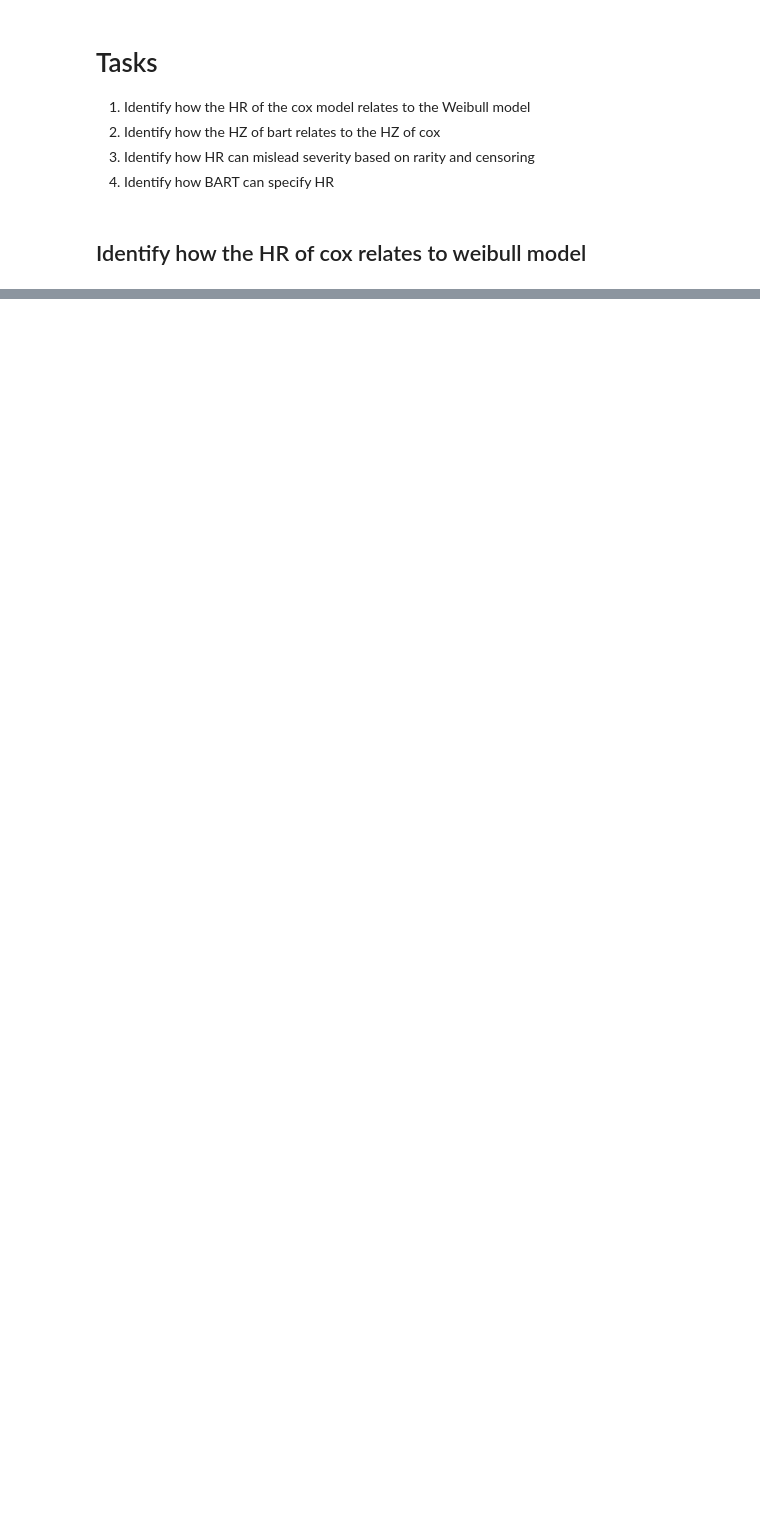
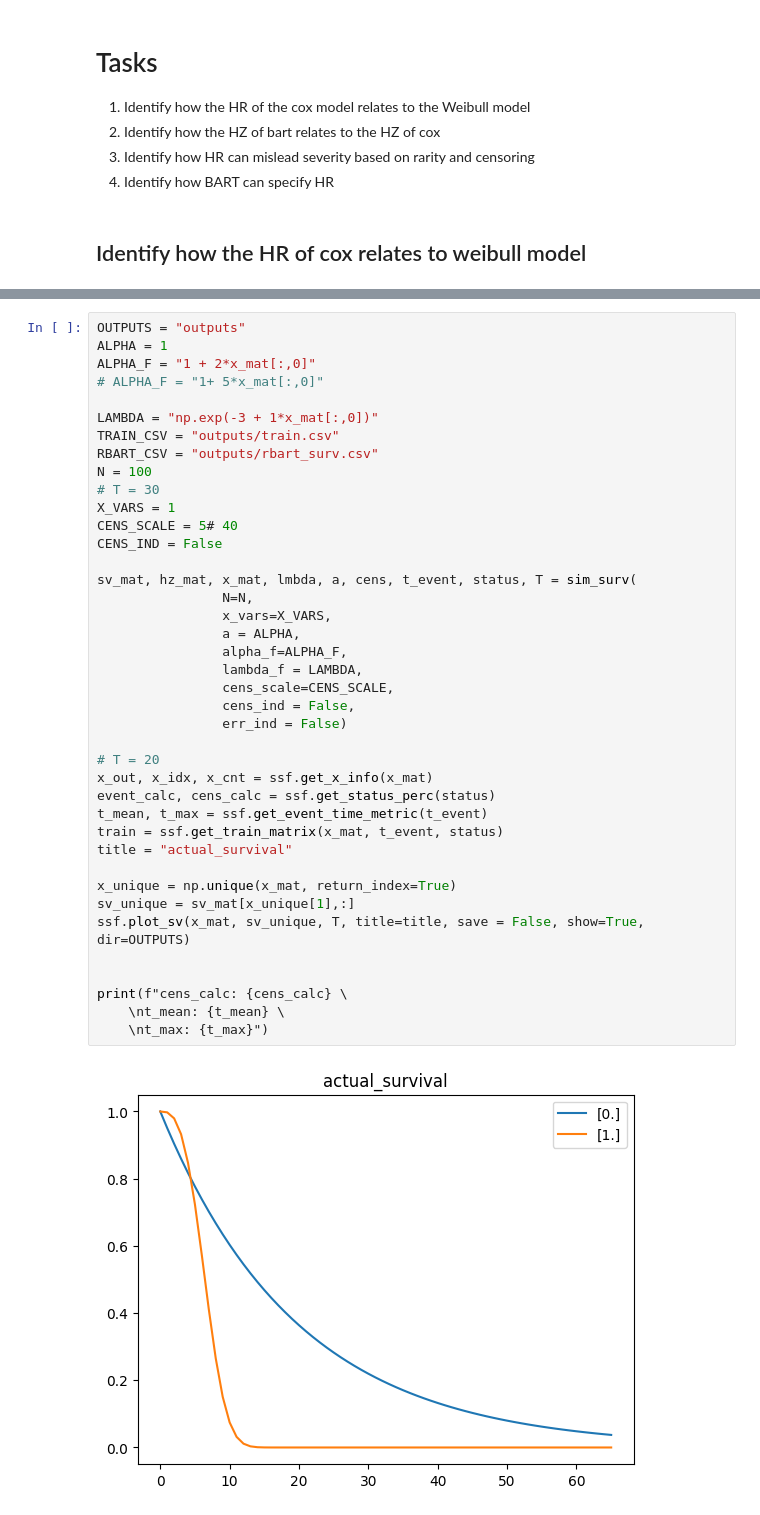
Before and after one commit to twj8CDC/PYMC_BART, a Jupyter notebook: eval_0.ipynb, the cells around one changed output, grey strips where cells are left out. Cells and saved outputs as stored; diff of their text form; blank space fills up the shorter version.

```diff
--- a/eval_0.ipynb
+++ b/eval_0.ipynb
@@ -105,0 +370,42 @@ x
+# %%
+OUTPUTS = "outputs"
+ALPHA = 1
+ALPHA_F = "1 + 2*x_mat[:,0]"
+# ALPHA_F = "1+ 5*x_mat[:,0]"
+
+LAMBDA = "np.exp(-3 + 1*x_mat[:,0])"
+TRAIN_CSV = "outputs/train.csv"
+RBART_CSV = "outputs/rbart_surv.csv"
+N = 100
+# T = 30
+X_VARS = 1
+CENS_SCALE = 5# 40
+CENS_IND = False
+
+sv_mat, hz_mat, x_mat, lmbda, a, cens, t_event, status, T = sim_surv(
+                N=N,
+                x_vars=X_VARS,
+                a = ALPHA,
+                alpha_f=ALPHA_F,
+                lambda_f = LAMBDA,
+                cens_scale=CENS_SCALE,
+                cens_ind = False,
+                err_ind = False)
+
+# T = 20
+x_out, x_idx, x_cnt = ssf.get_x_info(x_mat)
+event_calc, cens_calc = ssf.get_status_perc(status)
+t_mean, t_max = ssf.get_event_time_metric(t_event)
+train = ssf.get_train_matrix(x_mat, t_event, status)
+title = "actual_survival"
+
+x_unique = np.unique(x_mat, return_index=True)
+sv_unique = sv_mat[x_unique[1],:]
+ssf.plot_sv(x_mat, sv_unique, T, title=title, save = False, show=True, dir=OUTPUTS)
+
+
+print(f"cens_calc: {cens_calc} \
+    \nt_mean: {t_mean} \
+    \nt_max: {t_max}")
+# %% [output]
+[figure, added]
```
Also changed, not shown: parts of 19 cells of this notebook, 6 other files.
